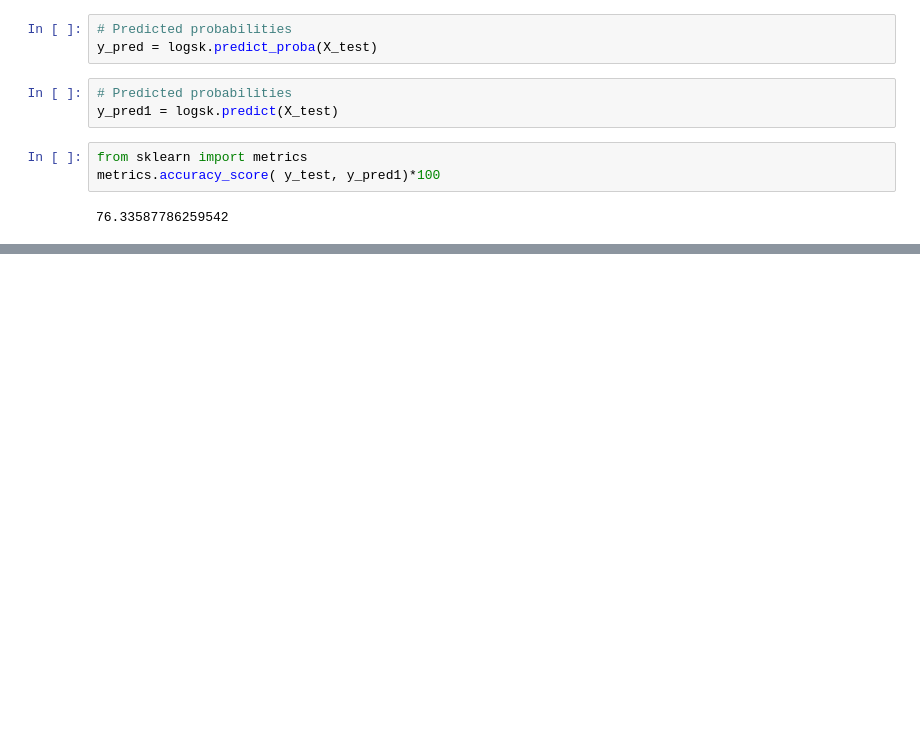
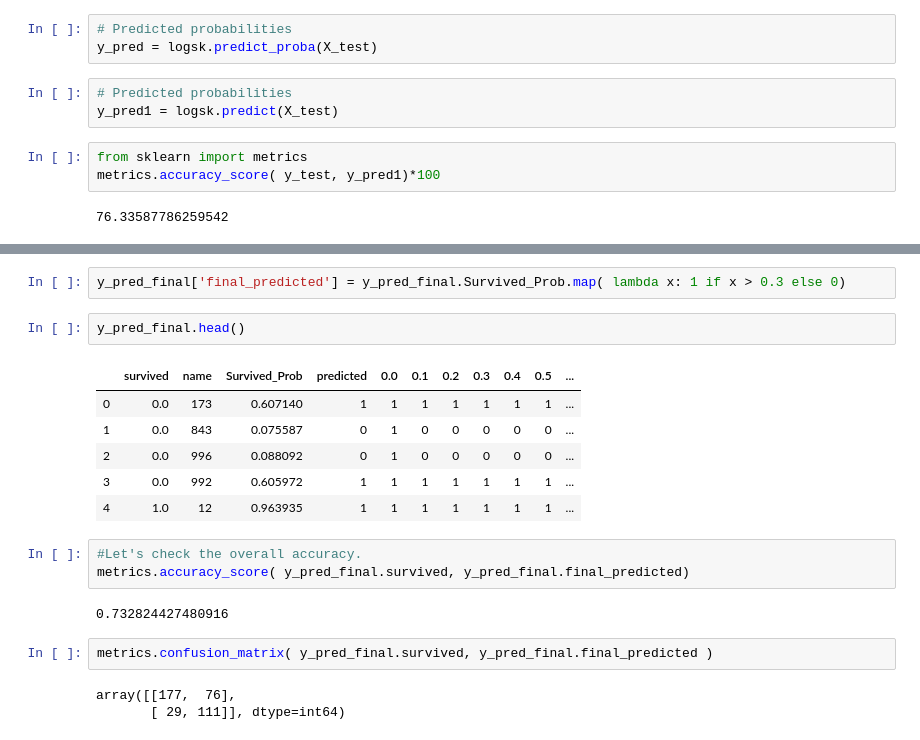
Before and after one commit to Vignesh429/Titanic-dataset, a Jupyter notebook: Logistic Regression Titanic dataset.ipynb, the cells around one changed output, grey strips where cells are left out. Drawn from its saved outputs; the diff is of its cells as text; blank space fills up the shorter version.

```diff
--- a/Logistic Regression Titanic dataset.ipynb
+++ b/Logistic Regression Titanic dataset.ipynb
@@ -407,0 +682,21 @@ metrics.accuracy_score( y_test, y_pred1)*100
+# %%
+y_pred_final['final_predicted'] = y_pred_final.Survived_Prob.map( lambda x: 1 if x > 0.3 else 0)
+# %%
+y_pred_final.head()
+# %% [output]
+|  | survived | name | Survived_Prob | predicted | 0.0 | 0.1 | 0.2 | 0.3 | 0.4 | 0.5 | ... |
+| 0 | 0.0 | 173 | 0.607140 | 1 | 1 | 1 | 1 | 1 | 1 | 1 | ... |
+| 1 | 0.0 | 843 | 0.075587 | 0 | 1 | 0 | 0 | 0 | 0 | 0 | ... |
+| 2 | 0.0 | 996 | 0.088092 | 0 | 1 | 0 | 0 | 0 | 0 | 0 | ... |
+| 3 | 0.0 | 992 | 0.605972 | 1 | 1 | 1 | 1 | 1 | 1 | 1 | ... |
+| 4 | 1.0 | 12 | 0.963935 | 1 | 1 | 1 | 1 | 1 | 1 | 1 | ... |
+# %%
+#Let's check the overall accuracy.
+metrics.accuracy_score( y_pred_final.survived, y_pred_final.final_predicted)
+# %% [output]
+0.732824427480916
+# %%
+metrics.confusion_matrix( y_pred_final.survived, y_pred_final.final_predicted )
+# %% [output]
+array([[177,  76],
+       [ 29, 111]], dtype=int64)
```
Also changed, not shown: parts of 41 cells of this notebook, 1 other file.
